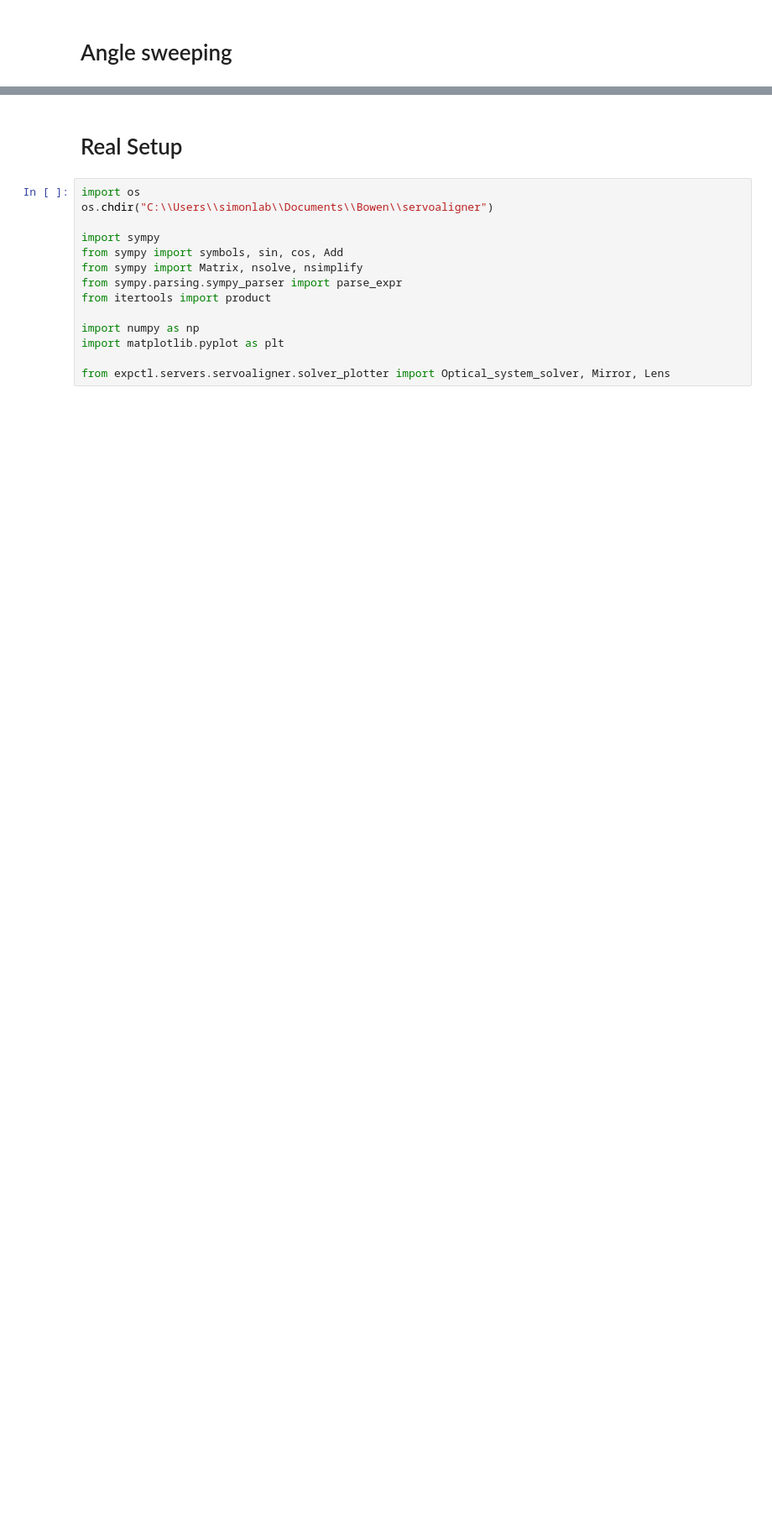
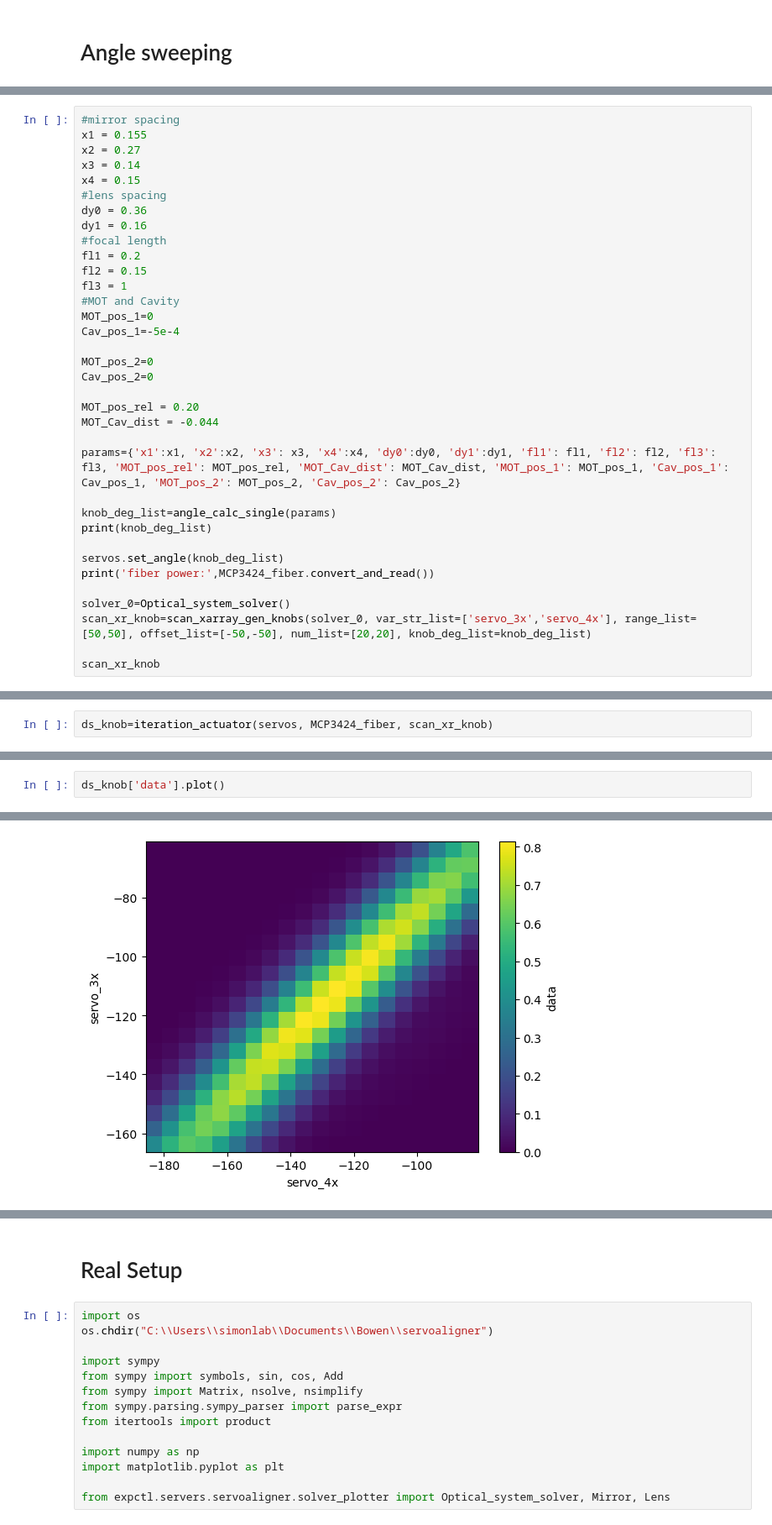
Before and after one commit to Stockholm254/servotest, a Jupyter notebook: src/expctl/servers/servoaligner/test.ipynb, the cells around one changed output, grey strips where cells are left out. Shown: that part at 84% size. Drawn from its saved outputs; the diff is of its cells as text; blank space fills up the shorter version.

```diff
--- a/src/expctl/servers/servoaligner/test.ipynb
+++ b/src/expctl/servers/servoaligner/test.ipynb
@@ -251,0 +255,35 @@ result_xr=xr.open_dataarray("angles0303.nc")
+# %%
+#mirror spacing
+x1 = 0.155
+x2 = 0.27
+x3 = 0.14
+x4 = 0.15
+#lens spacing
+dy0 = 0.36
+dy1 = 0.16
+#focal length
+fl1 = 0.2
+fl2 = 0.15
+fl3 = 1
+#MOT and Cavity
+MOT_pos_1=0
+Cav_pos_1=-5e-4
+
+MOT_pos_2=0
+Cav_pos_2=0
+
+MOT_pos_rel = 0.20
+MOT_Cav_dist = -0.044
+
+params={'x1':x1, 'x2':x2, 'x3': x3, 'x4':x4, 'dy0':dy0, 'dy1':dy1, 'fl1': fl1, 'fl2': fl2, 'fl3': fl3, 'MOT_pos_rel': MOT_pos_rel, 'MOT_Cav_dist': MOT_Cav_dist, 'MOT_pos_1': MOT_pos_1, 'Cav_pos_1': Cav_pos_1, 'MOT_pos_2': MOT_pos_2, 'Cav_pos_2': Cav_pos_2}
+
+knob_deg_list=angle_calc_single(params)
+print(knob_deg_list)
+
+servos.set_angle(knob_deg_list)
+print('fiber power:',MCP3424_fiber.convert_and_read())
+
+solver_0=Optical_system_solver()
+scan_xr_knob=scan_xarray_gen_knobs(solver_0, var_str_list=['servo_3x','servo_4x'], range_list=[50,50], offset_list=[-50,-50], num_list=[20,20], knob_deg_list=knob_deg_list)
+
+scan_xr_knob
@@ -251,0 +310,2 @@ result_xr=xr.open_dataarray("angles0303.nc")
+# %%
+ds_knob=iteration_actuator(servos, MCP3424_fiber, scan_xr_knob)
@@ -251,0 +315,3 @@ result_xr=xr.open_dataarray("angles0303.nc")
+# %%
+ds_knob['data'].plot()
+# %% [output]
@@ -251,0 +319 @@ result_xr=xr.open_dataarray("angles0303.nc")
+[figure, added]
```
Also changed, not shown: parts of 52 cells of this notebook, 8 other files.
